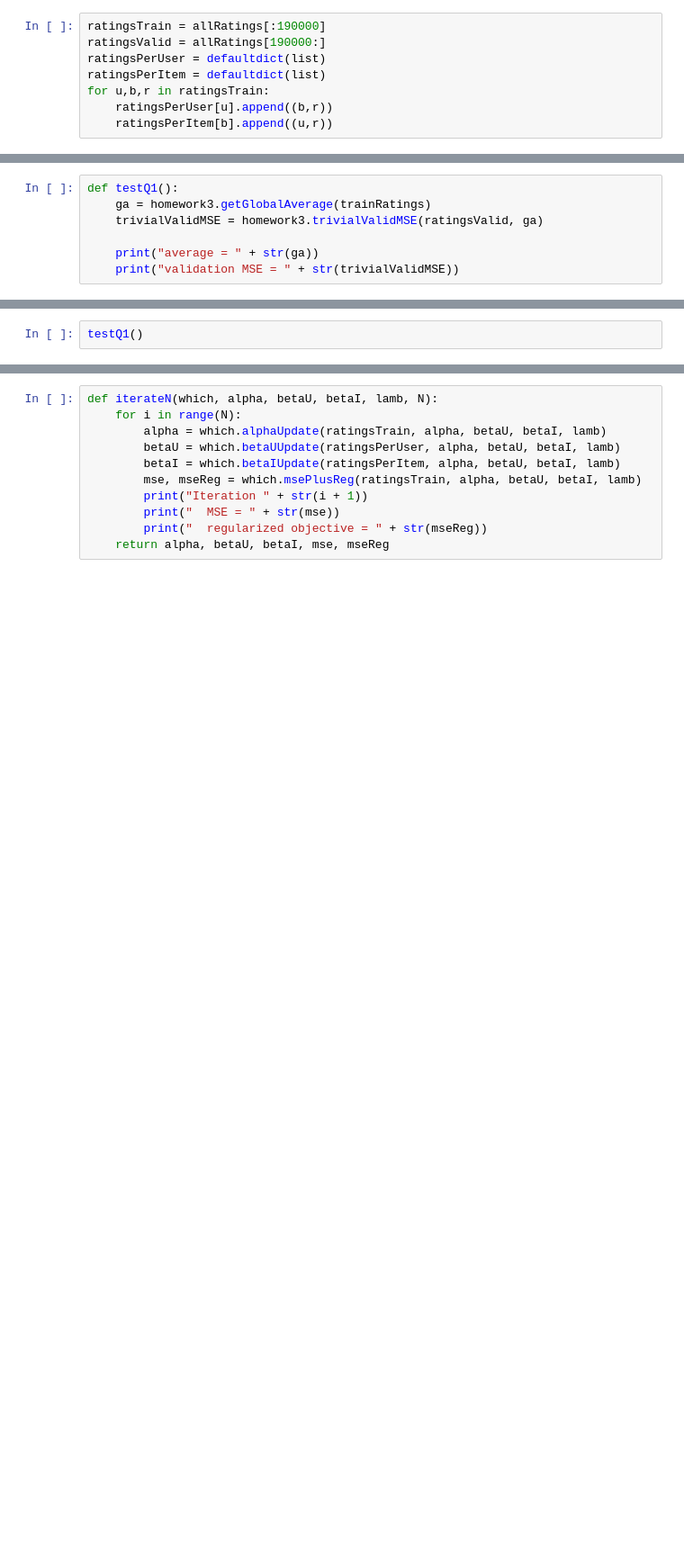
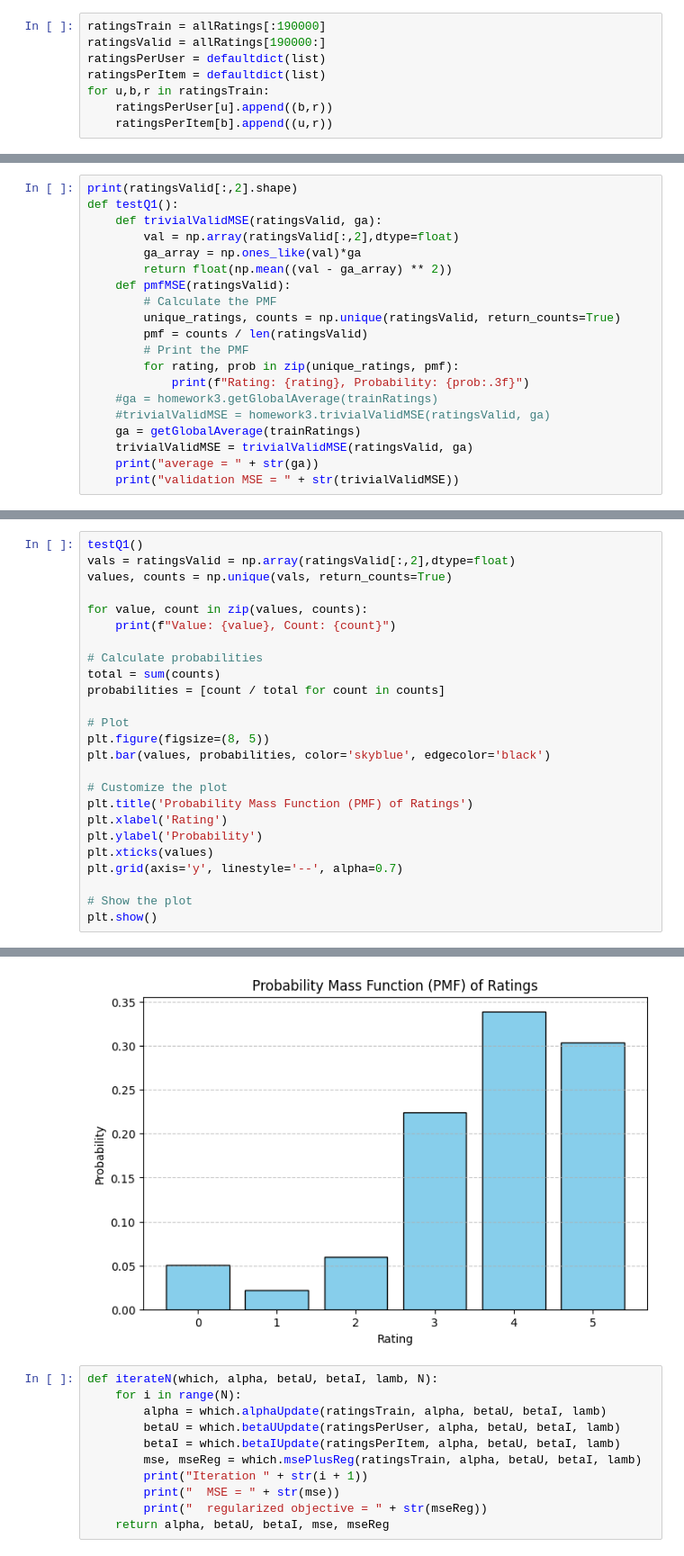
Before and after one commit to 0tv0renakniga/dsc_256, a Jupyter notebook: fall_25/module_03/hw3_runner.ipynb, the cells around one changed output, grey strips where cells are left out. Shown at 90% size. Drawn from its saved outputs; the diff is of its cells as text; blank space fills up the shorter version.

```diff
--- a/fall_25/module_03/hw3_runner.ipynb
+++ b/fall_25/module_03/hw3_runner.ipynb
@@ -58,7 +126,20 @@ globalAverage = homework3.getGlobalAverage(trainRatings)
 # %%
+print(ratingsValid[:,2].shape)
 def testQ1():
-    ga = homework3.getGlobalAverage(trainRatings)
-    trivialValidMSE = homework3.trivialValidMSE(ratingsValid, ga)
-
+    def trivialValidMSE(ratingsValid, ga):
+        val = np.array(ratingsValid[:,2],dtype=float)
+        ga_array = np.ones_like(val)*ga
+        return float(np.mean((val - ga_array) ** 2))
+    def pmfMSE(ratingsValid):
+        # Calculate the PMF
+        unique_ratings, counts = np.unique(ratingsValid, return_counts=True)
+        pmf = counts / len(ratingsValid)
+        # Print the PMF
+        for rating, prob in zip(unique_ratings, pmf):
+            print(f"Rating: {rating}, Probability: {prob:.3f}")
+    #ga = homework3.getGlobalAverage(trainRatings)
+    #trivialValidMSE = homework3.trivialValidMSE(ratingsValid, ga)
+    ga = getGlobalAverage(trainRatings)
+    trivialValidMSE = trivialValidMSE(ratingsValid, ga)
     print("average = " + str(ga))
     print("validation MSE = " + str(trivialValidMSE))
@@ -65,2 +220,26 @@ def testQ1():
 # %%
 testQ1()
+vals = ratingsValid = np.array(ratingsValid[:,2],dtype=float)
+values, counts = np.unique(vals, return_counts=True)
+
+for value, count in zip(values, counts):
+    print(f"Value: {value}, Count: {count}")
+
+# Calculate probabilities
+total = sum(counts)
+probabilities = [count / total for count in counts]
+
+# Plot
+plt.figure(figsize=(8, 5))
+plt.bar(values, probabilities, color='skyblue', edgecolor='black')
+
+# Customize the plot
+plt.title('Probability Mass Function (PMF) of Ratings')
+plt.xlabel('Rating')
+plt.ylabel('Probability')
+plt.xticks(values)
+plt.grid(axis='y', linestyle='--', alpha=0.7)
+
+# Show the plot
+plt.show()
+# %% [output]
@@ -67,3 +260,4 @@ testQ1()
+[figure, added]
 # %%
 def iterateN(which, alpha, betaU, betaI, lamb, N):
     for i in range(N):
```
Also changed, not shown: parts of 10 cells of this notebook, 19 other files.
